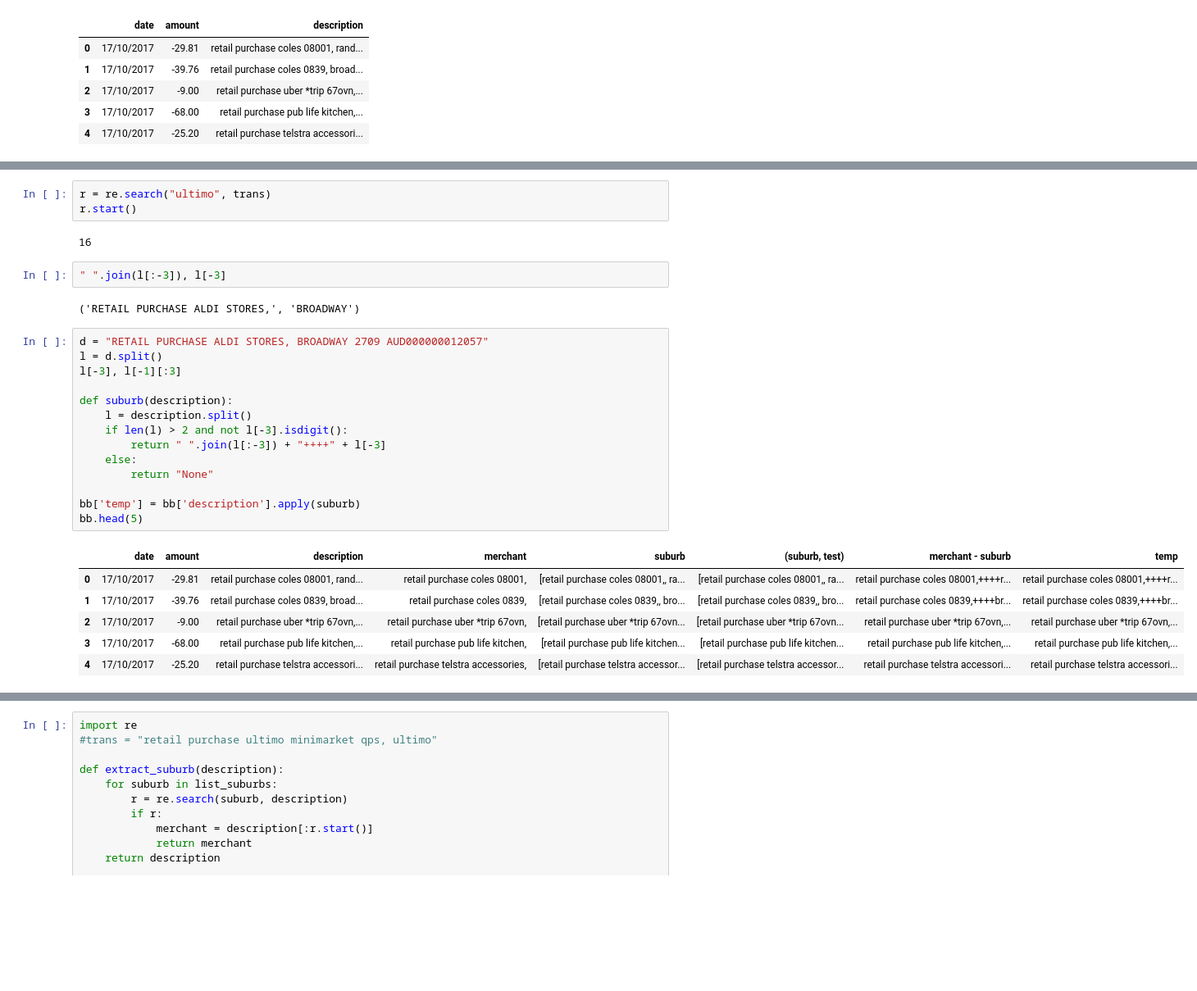
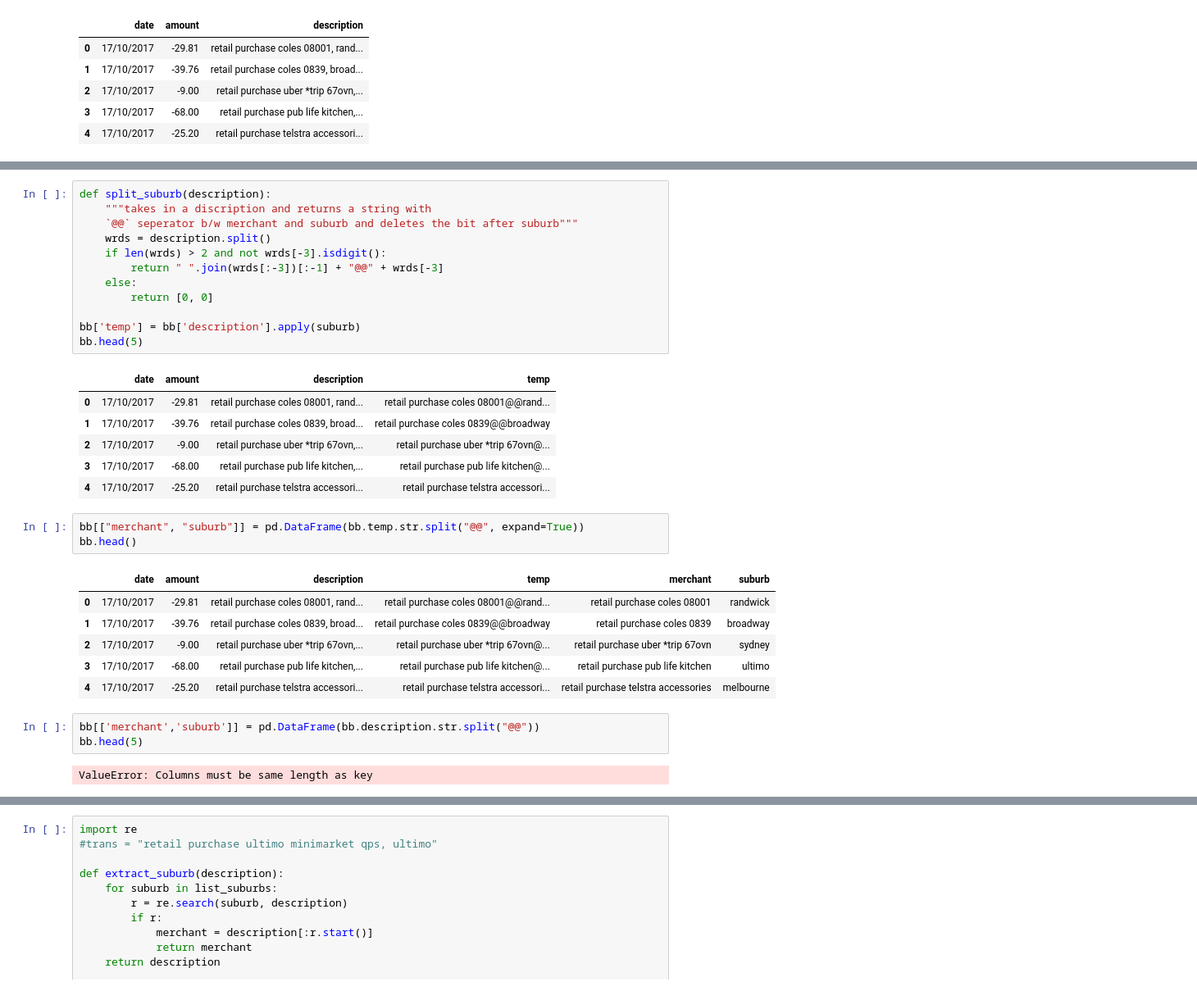
Before and after one commit to khalido/money_bot, a Jupyter notebook: pocketbook_csv.ipynb, the cells around one changed output, grey strips where cells are left out. Shown at 82% size. Cells and saved outputs as stored; diff of their text form; blank space fills up the shorter version.

Commit message:
added func to split description field into merchant and suburb

```diff
--- a/pocketbook_csv.ipynb
+++ b/pocketbook_csv.ipynb
@@ -156,32 +142,36 @@ len(list_suburbs), list_suburbs[:10]
-# %%
-r = re.search("ultimo", trans)
-r.start()
-# %% [output]
-16
-# %%
-" ".join(l[:-3]), l[-3]
-# %% [output]
-('RETAIL PURCHASE ALDI STORES,', 'BROADWAY')
 # %%
-d = "RETAIL PURCHASE ALDI STORES, BROADWAY 2709 AUD000000012057"
-l = d.split()
-l[-3], l[-1][:3]
-
-def suburb(description):
-    l = description.split()
-    if len(l) > 2 and not l[-3].isdigit():
-        return " ".join(l[:-3]) + "++++" + l[-3]
+def split_suburb(description):
+    """takes in a discription and returns a string with
+    `@@` seperator b/w merchant and suburb and deletes the bit after suburb"""
+    wrds = description.split()
+    if len(wrds) > 2 and not wrds[-3].isdigit():
+        return " ".join(wrds[:-3])[:-1] + "@@" + wrds[-3]
     else:
-        return "None"
+        return [0, 0]
 
 bb['temp'] = bb['description'].apply(suburb)
 bb.head(5)
 # %% [output]
-|  | date | amount | description | merchant | suburb | (suburb, test) | merchant - suburb | temp |
-| 0 | 17/10/2017 | -29.81 | retail purchase coles 08001, rand... | retail purchase coles 08001, | [retail purchase coles 08001,, ra... | [retail purchase coles 08001,, ra... | retail purchase coles 08001,++++r... | retail purchase coles 08001,++++r... |
-| 1 | 17/10/2017 | -39.76 | retail purchase coles 0839, broad... | retail purchase coles 0839, | [retail purchase coles 0839,, bro... | [retail purchase coles 0839,, bro... | retail purchase coles 0839,++++br... | retail purchase coles 0839,++++br... |
-| 2 | 17/10/2017 | -9.00 | retail purchase uber *trip 67ovn,... | retail purchase uber *trip 67ovn, | [retail purchase uber *trip 67ovn... | [retail purchase uber *trip 67ovn... | retail purchase uber *trip 67ovn,... | retail purchase uber *trip 67ovn,... |
-| 3 | 17/10/2017 | -68.00 | retail purchase pub life kitchen,... | retail purchase pub life kitchen, | [retail purchase pub life kitchen... | [retail purchase pub life kitchen... | retail purchase pub life kitchen,... | retail purchase pub life kitchen,... |
-| 4 | 17/10/2017 | -25.20 | retail purchase telstra accessori... | retail purchase telstra accessories, | [retail purchase telstra accessor... | [retail purchase telstra accessor... | retail purchase telstra accessori... | retail purchase telstra accessori... |
+|  | date | amount | description | temp |
+| 0 | 17/10/2017 | -29.81 | retail purchase coles 08001, rand... | retail purchase coles 08001@@rand... |
+| 1 | 17/10/2017 | -39.76 | retail purchase coles 0839, broad... | retail purchase coles 0839@@broadway |
+| 2 | 17/10/2017 | -9.00 | retail purchase uber *trip 67ovn,... | retail purchase uber *trip 67ovn@... |
+| 3 | 17/10/2017 | -68.00 | retail purchase pub life kitchen,... | retail purchase pub life kitchen@... |
+| 4 | 17/10/2017 | -25.20 | retail purchase telstra accessori... | retail purchase telstra accessori... |
+# %%
+bb[["merchant", "suburb"]] = pd.DataFrame(bb.temp.str.split("@@", expand=True))
+bb.head()
+# %% [output]
+|  | date | amount | description | temp | merchant | suburb |
+| 0 | 17/10/2017 | -29.81 | retail purchase coles 08001, rand... | retail purchase coles 08001@@rand... | retail purchase coles 08001 | randwick |
+| 1 | 17/10/2017 | -39.76 | retail purchase coles 0839, broad... | retail purchase coles 0839@@broadway | retail purchase coles 0839 | broadway |
+| 2 | 17/10/2017 | -9.00 | retail purchase uber *trip 67ovn,... | retail purchase uber *trip 67ovn@... | retail purchase uber *trip 67ovn | sydney |
+| 3 | 17/10/2017 | -68.00 | retail purchase pub life kitchen,... | retail purchase pub life kitchen@... | retail purchase pub life kitchen | ultimo |
+| 4 | 17/10/2017 | -25.20 | retail purchase telstra accessori... | retail purchase telstra accessori... | retail purchase telstra accessories | melbourne |
+# %%
+bb[['merchant','suburb']] = pd.DataFrame(bb.description.str.split("@@"))
+bb.head(5)
+# %% [output]
+ValueError: Columns must be same length as key
 # %%
 # data = data.join(data.category.str.split(" - ", expand=True))
```
Also changed, not shown: parts of 3 cells of this notebook, 2 other files.
